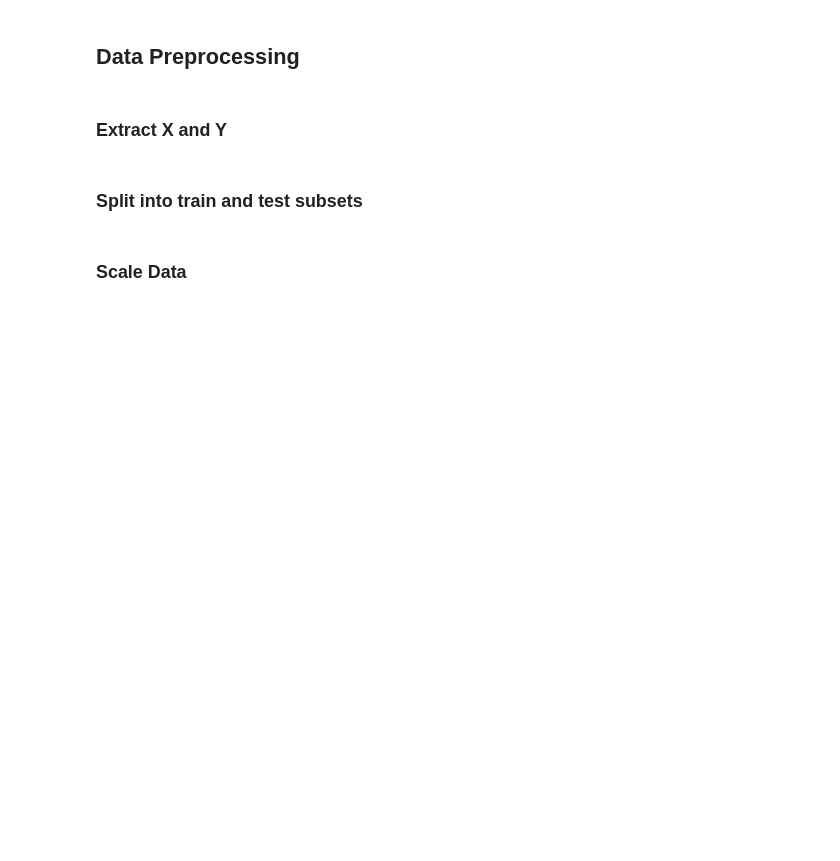
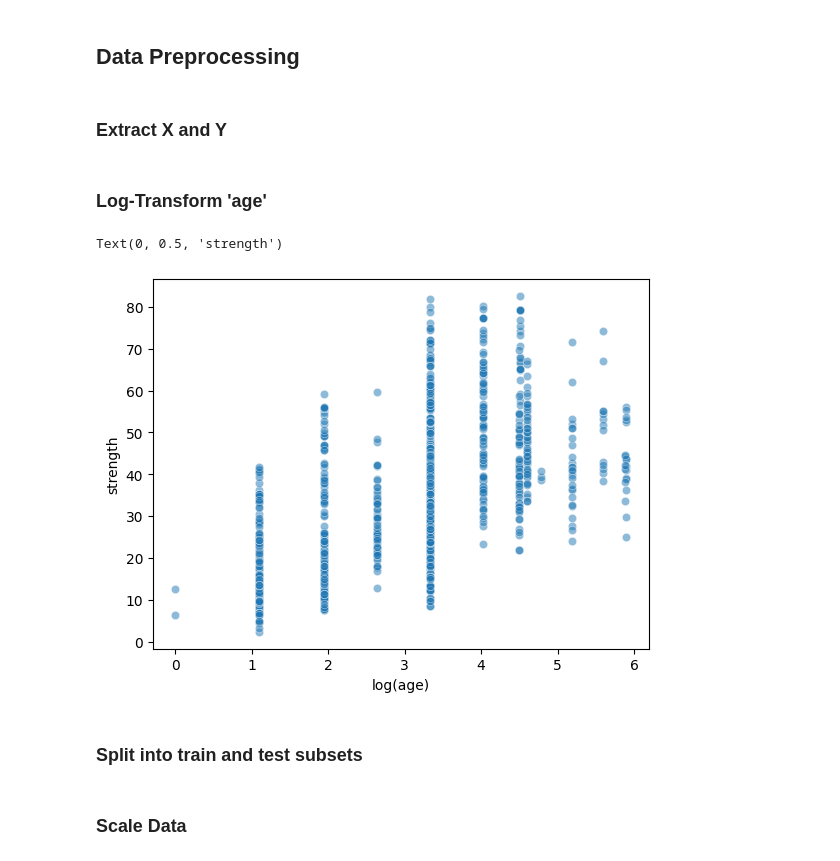
Before and after one commit to CYoung73/STA141C-Final-Project, a Jupyter notebook: STA141C_Project_Work.ipynb, the cells around one changed output. Drawn from its saved outputs; the diff is of its cells as text; code cells hidden in the pictures; blank space fills up the shorter version.

```diff
--- a/STA141C_Project_Work.ipynb
+++ b/STA141C_Project_Work.ipynb
@@ -100,3 +92,5 @@ df_n = df.shape[0]
 # %%
 X = df.iloc[:, :-1].to_numpy()
 Y = df.iloc[:, -1].to_numpy().reshape(df_n, 1)
+# %% [markdown]
+### Log-Transform 'age'
@@ -103,3 +99,10 @@ Y = df.iloc[:, -1].to_numpy().reshape(df_n, 1)
+# %%
+sns.scatterplot(x=X[:, 7], y=Y.ravel(), alpha=0.5)
+plt.xlabel('log(age)')
+plt.ylabel('strength')
+# %% [output]
+Text(0, 0.5, 'strength')
+[figure, added]
 # %% [markdown]
 ### Split into train and test subsets
 # %%
```
Also changed, not shown: parts of 44 cells of this notebook.
